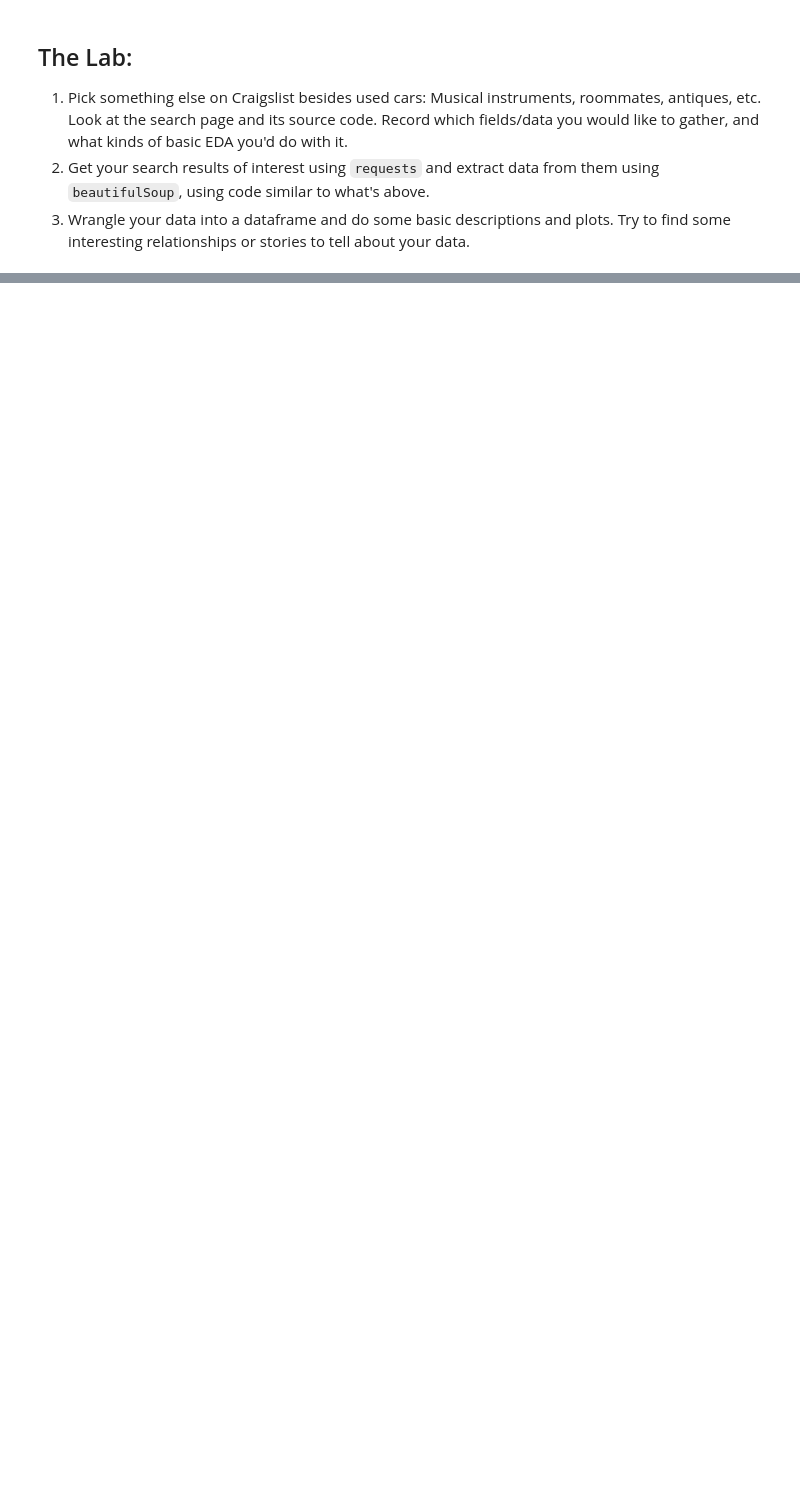
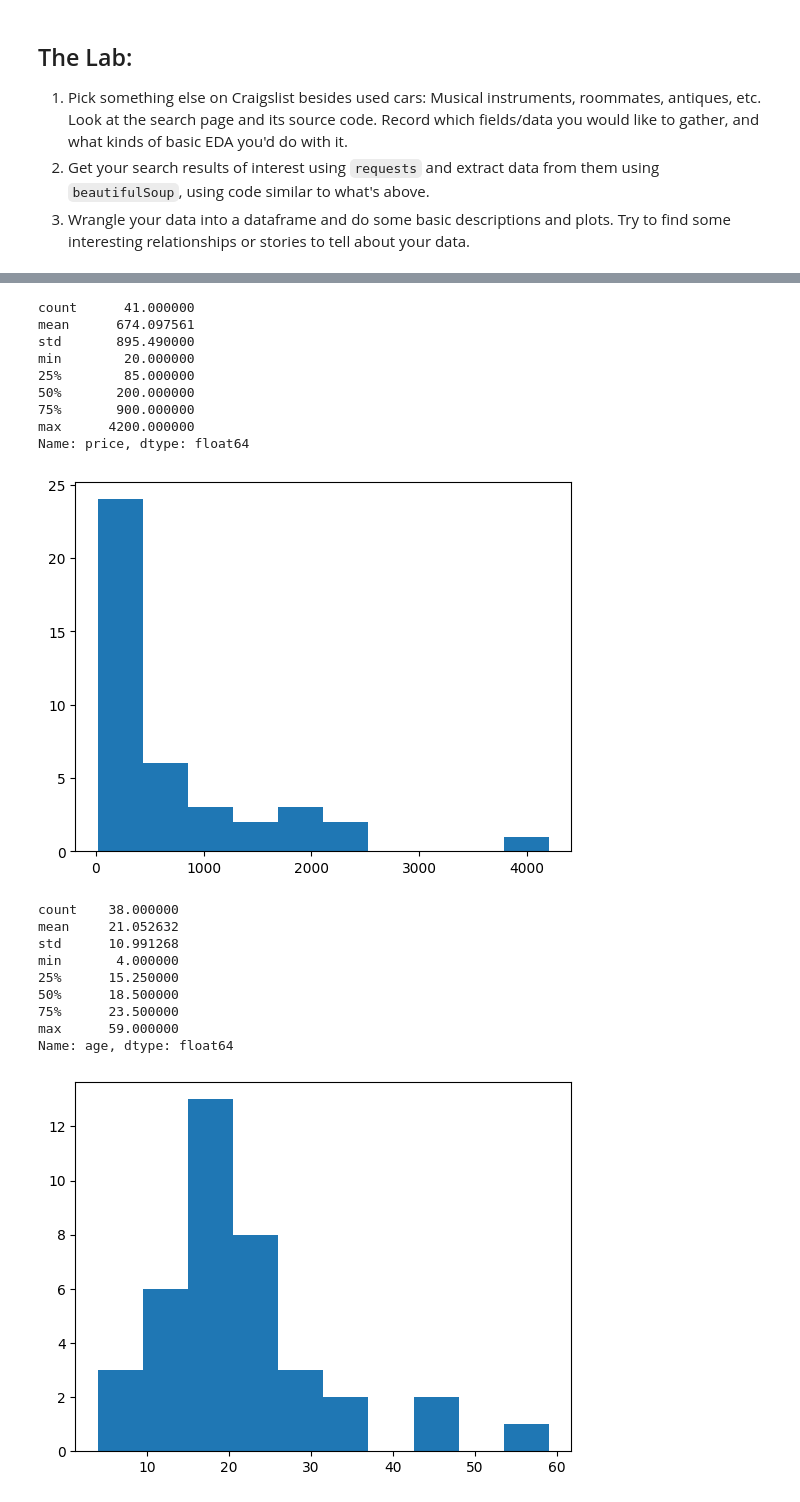
Before and after one commit to teaganabritten/wranglingfork, a Jupyter notebook: lab/lab_notebook.ipynb, the cells around one changed output, grey strips where cells are left out. Cells and saved outputs as stored; diff of their text form; code cells hidden in the pictures; blank space fills up the shorter version.

Commit message:
Added code to import and clean new data, make first visualisation

```diff
--- a/lab/lab_notebook.ipynb
+++ b/lab/lab_notebook.ipynb
@@ -221,0 +228,34 @@ listings = bsObj.find_all(class_="cl-static-search-result") # Find all listings
+# %%
+
+cyclebrands = ['giant','trek','panasonic','gotrax','raleigh','schwinn','pivot','specialized','fuji','mongoose','cannondale']
+
+data2 = [] # We'll save our listings in this object
+for k in range( len(listings2) ):
+    title = listings2[k].find('div',class_='title').get_text().lower()
+    price = listings2[k].find('div',class_='price').get_text()
+    link = listings2[k].find(href=True)['href']
+    # Get brand from the title string:
+    words = title.split()
+    hits = [word for word in words if word in brands] # Find brands in the title
+    if len(hits) == 0:
+        brand = 'missing'
+    else:
+        brand = hits[0]
+    # Get years from title string:
+    regex_search = re.search(r'20[0-9][0-9]|19[0-9][0-9]', title ) # Find year references
+    if regex_search is None: # If no hits, record year as missing value
+        year = np.nan
+    else: # If hits, record year as first match
+        year = regex_search.group(0)
+    #
+    data2.append({'title':title,'price':price,'year':year,'link':link,'brand':brand})
+# %%
+df2 = pd.DataFrame.from_dict(data2)
+df2['price'] = df2['price'].str.replace('$','')
+df2['price'] = df2['price'].str.replace(',','')
+df2['price'] = pd.to_numeric(df2['price'],errors='coerce')
+df2['year'] = pd.to_numeric(df2['year'],errors='coerce')
+df2['age'] = 2025-df['year']
+print(df2.shape)
+#df.to_csv('./src/craigslist_cville_cars.csv') # Save data in case of a disaster
+df2.head()
@@ -221,0 +270,28 @@ listings = bsObj.find_all(class_="cl-static-search-result") # Find all listings
+# %%
+print(df2['price'].describe())
+df2['price'].hist(grid=False)
+plt.show()
+print(df2['age'].describe())
+df2['age'].hist(grid=False)
+plt.show()
+# %% [output]
+count      41.000000
+mean      674.097561
+std       895.490000
+min        20.000000
+25%        85.000000
+50%       200.000000
+75%       900.000000
+max      4200.000000
+Name: price, dtype: float64
+[figure, added]
+count    38.000000
+mean     21.052632
+std      10.991268
+min       4.000000
+25%      15.250000
+50%      18.500000
+75%      23.500000
+max      59.000000
+Name: age, dtype: float64
+[figure, added]
```
Also changed, not shown: parts of 8 cells of this notebook.
